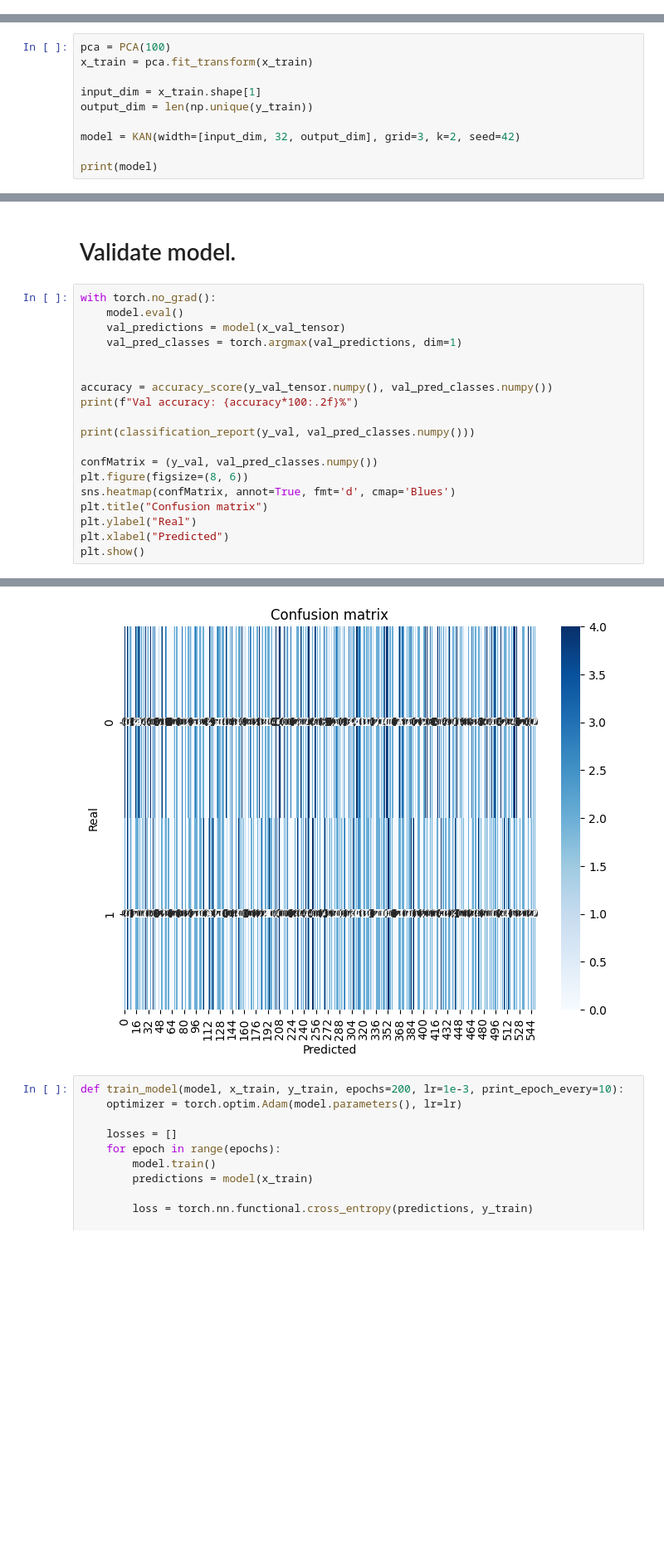
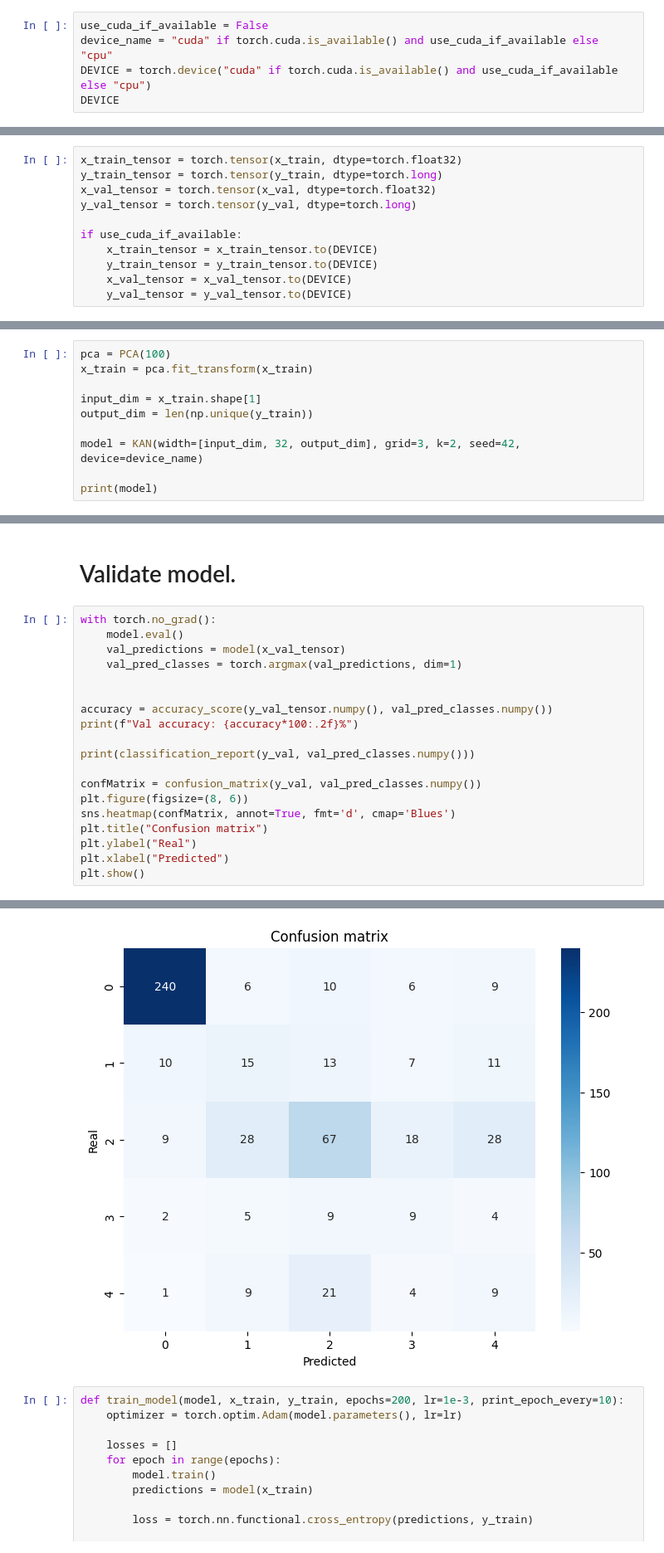
Before and after one commit to mosheadd/KANProt, a Jupyter notebook: prototype.ipynb, the cells around one changed output, grey strips where cells are left out. Shown at 83% size. Saved outputs shown, nothing was run; the diff lists cells and outputs as text; blank space fills up the shorter version.

```diff
--- a/prototype.ipynb
+++ b/prototype.ipynb
@@ -14 +15,6 @@ from sklearn.metrics import accuracy_score, classification_report, confusion_mat
 from sklearn.decomposition import PCA
+# %%
+use_cuda_if_available = False
+device_name = "cuda" if torch.cuda.is_available() and use_cuda_if_available else "cpu"
+DEVICE = torch.device("cuda" if torch.cuda.is_available() and use_cuda_if_available else "cpu")
+DEVICE
@@ -84,3 +107,14 @@ Validation: (550, 12288), (550,)
+# %%
+x_train_tensor = torch.tensor(x_train, dtype=torch.float32)
+y_train_tensor = torch.tensor(y_train, dtype=torch.long)
+x_val_tensor = torch.tensor(x_val, dtype=torch.float32)
+y_val_tensor = torch.tensor(y_val, dtype=torch.long)
+
+if use_cuda_if_available:
+    x_train_tensor = x_train_tensor.to(DEVICE)
+    y_train_tensor = y_train_tensor.to(DEVICE)
+    x_val_tensor = x_val_tensor.to(DEVICE)
+    y_val_tensor = y_val_tensor.to(DEVICE)
 # %% [markdown]
 # Create and train our model.
 # %%
@@ -90,7 +124,7 @@ x_train = pca.fit_transform(x_train)
 input_dim = x_train.shape[1]
 output_dim = len(np.unique(y_train))
 
-model = KAN(width=[input_dim, 32, output_dim], grid=3, k=2, seed=42)
+model = KAN(width=[input_dim, 32, output_dim], grid=3, k=2, seed=42, device=device_name)
 
 print(model)
 # %% [output]
@@ -202,7 +245,7 @@ print(f"Val accuracy: {accuracy*100:.2f}%")
 
 print(classification_report(y_val, val_pred_classes.numpy()))
 
-confMatrix = (y_val, val_pred_classes.numpy())
+confMatrix = confusion_matrix(y_val, val_pred_classes.numpy())
 plt.figure(figsize=(8, 6))
 sns.heatmap(confMatrix, annot=True, fmt='d', cmap='Blues')
 plt.title("Confusion matrix")
@@ -225,4 +268,4 @@ weighted avg       0.70      0.72      0.70       550
-[figure, old version]
+[figure, new version]
 # %%
 def train_model(model, x_train, y_train, epochs=200, lr=1e-3, print_epoch_every=10):
     optimizer = torch.optim.Adam(model.parameters(), lr=lr)
```
Also changed, not shown: parts of 15 cells of this notebook, 1 other file.
